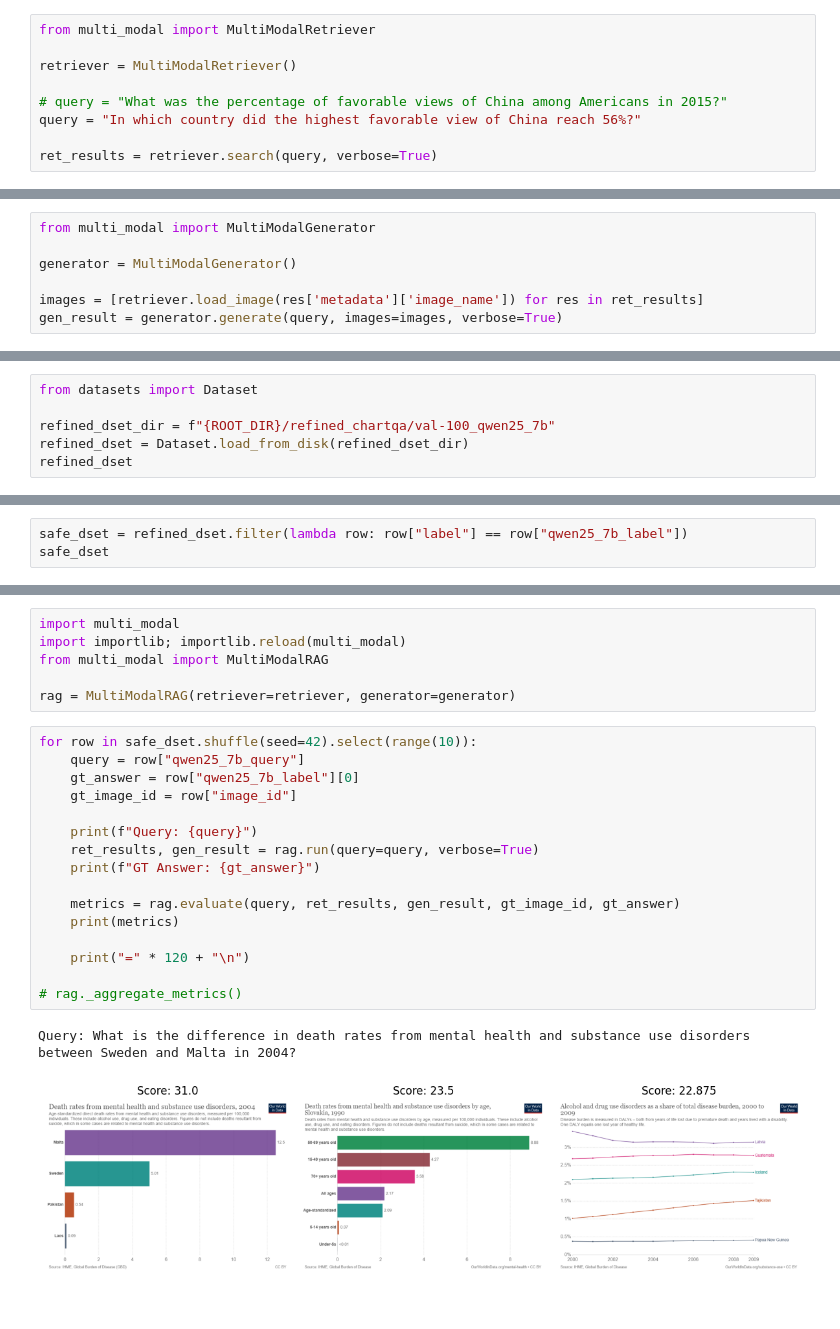
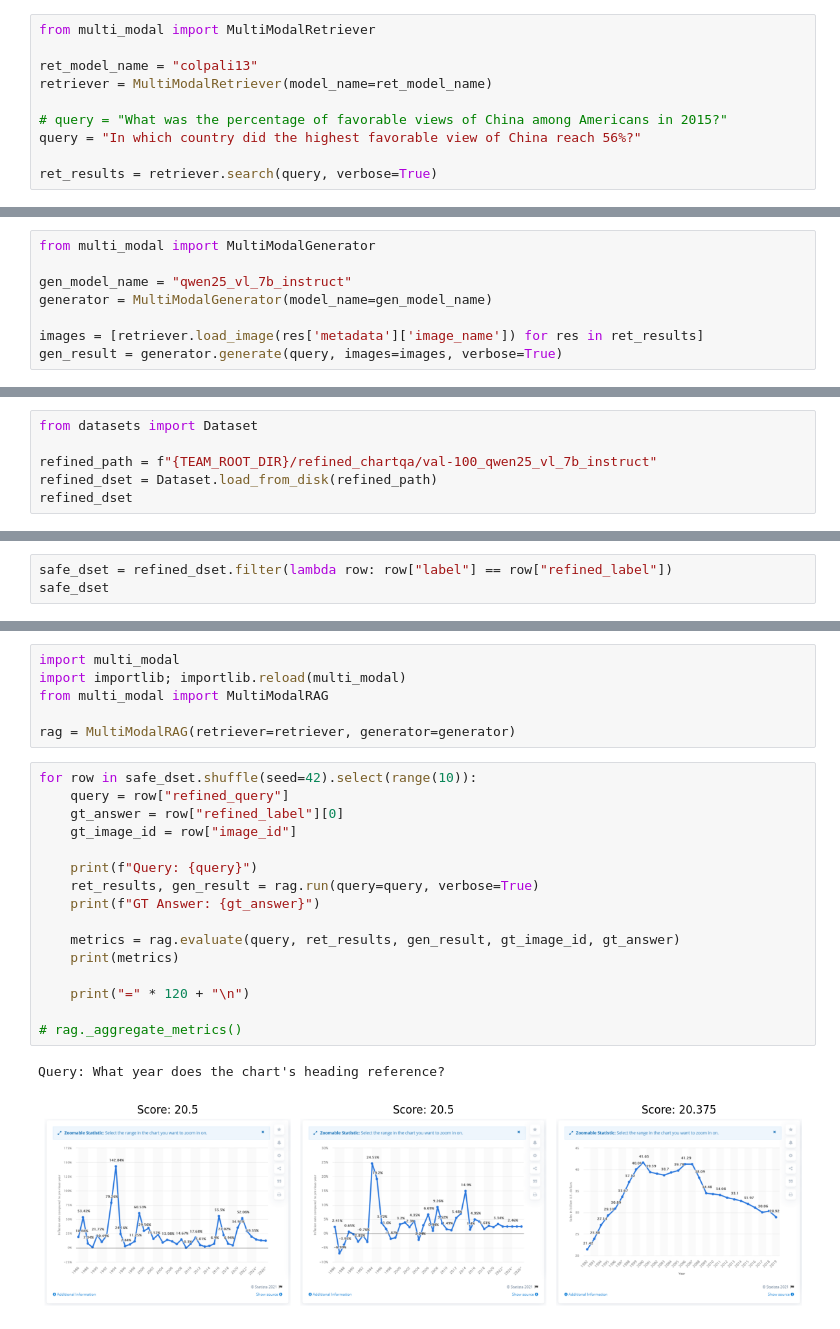
Before and after one commit to saeedabc/chartqa_visual_rag, a Jupyter notebook: visual_rag.ipynb, the cells around one changed output, grey strips where cells are left out. Drawn from its saved outputs; the diff is of its cells as text.

Commit message:
Add bigger Qwen checkpoints for QA refinement; Refactor model and save paths

```diff
--- a/visual_rag.ipynb
+++ b/visual_rag.ipynb
@@ -7,7 +7,8 @@ from settings import ROOT_DIR
 # %%
 from multi_modal import MultiModalRetriever
 
-retriever = MultiModalRetriever()
+ret_model_name = "colpali13"
+retriever = MultiModalRetriever(model_name=ret_model_name)
 
 # query = "What was the percentage of favorable views of China among Americans in 2015?"
 query = "In which country did the highest favorable view of China reach 56%?"
@@ -23,7 +39,8 @@ Using a slow image processor as `use_fast` is unset and a slow processor was sav
 # %%
 from multi_modal import MultiModalGenerator
 
-generator = MultiModalGenerator()
+gen_model_name = "qwen25_vl_7b_instruct"
+generator = MultiModalGenerator(model_name=gen_model_name)
 
 images = [retriever.load_image(res['metadata']['image_name']) for res in ret_results]
 gen_result = generator.generate(query, images=images, verbose=True)
@@ -36,8 +53,8 @@ The graph shows that in Germany, the highest favorable view of China reached 56%
 # %%
 from datasets import Dataset
 
-refined_dset_dir = f"{ROOT_DIR}/refined_chartqa/val-100_qwen25_7b"
-refined_dset = Dataset.load_from_disk(refined_dset_dir)
+refined_path = f"{TEAM_ROOT_DIR}/refined_chartqa/val-100_qwen25_vl_7b_instruct"
+refined_dset = Dataset.load_from_disk(refined_path)
 refined_dset
 # %% [output]
 Dataset({
@@ -45,7 +62,7 @@ Dataset({
     num_rows: 100
 })
 # %%
-safe_dset = refined_dset.filter(lambda row: row["label"] == row["qwen25_7b_label"])
+safe_dset = refined_dset.filter(lambda row: row["label"] == row["refined_label"])
 safe_dset
 # %% [output]
 Dataset({
@@ -60,20 +77,20 @@ from multi_modal import MultiModalRAG
 rag = MultiModalRAG(retriever=retriever, generator=generator)
 # %%
 for row in safe_dset.shuffle(seed=42).select(range(10)):
-    query = row["qwen25_7b_query"]
-    gt_answer = row["qwen25_7b_label"][0]
+    query = row["refined_query"]
+    gt_answer = row["refined_label"][0]
     gt_image_id = row["image_id"]
 
     print(f"Query: {query}")
     ret_results, gen_result = rag.run(query=query, verbose=True)
     print(f"GT Answer: {gt_answer}")
 
     metrics = rag.evaluate(query, ret_results, gen_result, gt_image_id, gt_answer)
     print(metrics)
 
     print("=" * 120 + "\n")
 
 # rag._aggregate_metrics()
 # %% [output]
-Query: What is the difference in death rates from mental health and substance use disorders between Sweden and Malta in 2004?
+Query: What year does the chart's heading reference?
-[figure, old version]
+[figure, new version]
```
Also changed, not shown: parts of 10 cells of this notebook, 5 other files.
